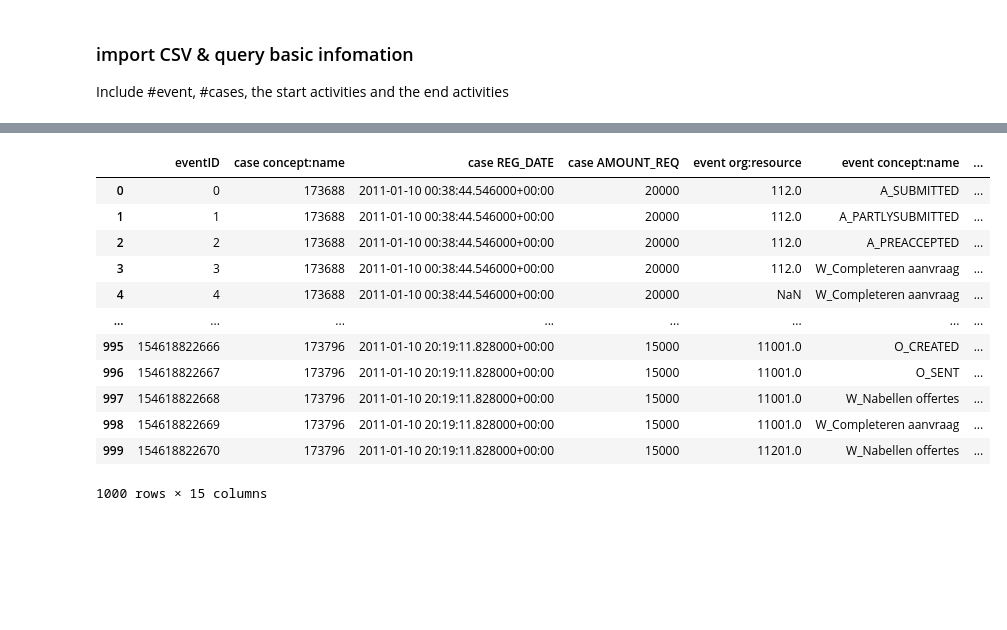
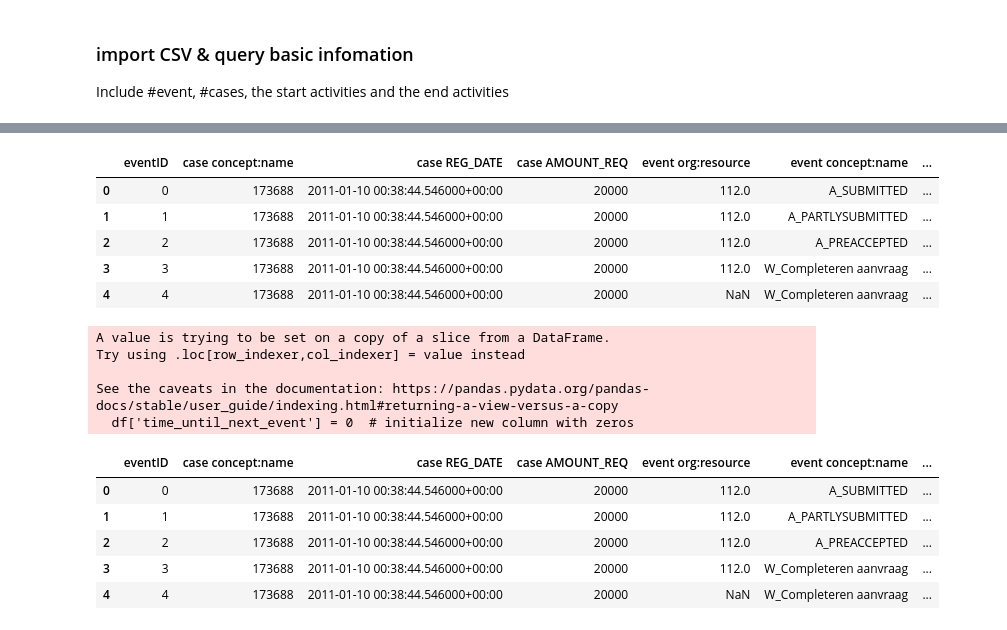
Before and after one commit to yuhsuanlintue/2IOI0_G6, a Jupyter notebook: Jnote.ipynb, the cells around one changed output, grey strips where cells are left out. Cells and saved outputs as stored; diff of their text form; code cells hidden in the pictures; blank space fills up the shorter version.

Commit message:
added naive time prediction + steps of implementation

```diff
--- a/Jnote.ipynb
+++ b/Jnote.ipynb
@@ -83,18 +101,11 @@ def writeGroundtruth(df):
 # %%
 
 df_event = writeGroundtruth(event_log)
-df_event
+event_log.head()
 # %% [output]
 |  | eventID | case concept:name | case REG_DATE | case AMOUNT_REQ | event org:resource | event concept:name | ... |
 | 0 | 0 | 173688 | 2011-01-10 00:38:44.546000+00:00 | 20000 | 112.0 | A_SUBMITTED | ... |
 | 1 | 1 | 173688 | 2011-01-10 00:38:44.546000+00:00 | 20000 | 112.0 | A_PARTLYSUBMITTED | ... |
 | 2 | 2 | 173688 | 2011-01-10 00:38:44.546000+00:00 | 20000 | 112.0 | A_PREACCEPTED | ... |
 | 3 | 3 | 173688 | 2011-01-10 00:38:44.546000+00:00 | 20000 | 112.0 | W_Completeren aanvraag | ... |
 | 4 | 4 | 173688 | 2011-01-10 00:38:44.546000+00:00 | 20000 | NaN | W_Completeren aanvraag | ... |
-| ... | ... | ... | ... | ... | ... | ... | ... |
-| 995 | 154618822666 | 173796 | 2011-01-10 20:19:11.828000+00:00 | 15000 | 11001.0 | O_CREATED | ... |
-| 996 | 154618822667 | 173796 | 2011-01-10 20:19:11.828000+00:00 | 15000 | 11001.0 | O_SENT | ... |
-| 997 | 154618822668 | 173796 | 2011-01-10 20:19:11.828000+00:00 | 15000 | 11001.0 | W_Nabellen offertes | ... |
-| 998 | 154618822669 | 173796 | 2011-01-10 20:19:11.828000+00:00 | 15000 | 11001.0 | W_Completeren aanvraag | ... |
-| 999 | 154618822670 | 173796 | 2011-01-10 20:19:11.828000+00:00 | 15000 | 11201.0 | W_Nabellen offertes | ... |
-1000 rows × 15 columns
@@ -100,0 +129,15 @@ df_event
+# %%
+df_timeDiff = computeTimeDifference(df_event)
+df_timeDiff.head(5)
+# %% [output]
+A value is trying to be set on a copy of a slice from a DataFrame.
+Try using .loc[row_indexer,col_indexer] = value instead
+
+See the caveats in the documentation: https://pandas.pydata.org/pandas-docs/stable/user_guide/indexing.html#returning-a-view-versus-a-copy
+  df['time_until_next_event'] = 0  # initialize new column with zeros
+|  | eventID | case concept:name | case REG_DATE | case AMOUNT_REQ | event org:resource | event concept:name | ... |
+| 0 | 0 | 173688 | 2011-01-10 00:38:44.546000+00:00 | 20000 | 112.0 | A_SUBMITTED | ... |
+| 1 | 1 | 173688 | 2011-01-10 00:38:44.546000+00:00 | 20000 | 112.0 | A_PARTLYSUBMITTED | ... |
+| 2 | 2 | 173688 | 2011-01-10 00:38:44.546000+00:00 | 20000 | 112.0 | A_PREACCEPTED | ... |
+| 3 | 3 | 173688 | 2011-01-10 00:38:44.546000+00:00 | 20000 | 112.0 | W_Completeren aanvraag | ... |
+| 4 | 4 | 173688 | 2011-01-10 00:38:44.546000+00:00 | 20000 | NaN | W_Completeren aanvraag | ... |
```
Also changed, not shown: parts of 9 cells of this notebook, 3 other files.
